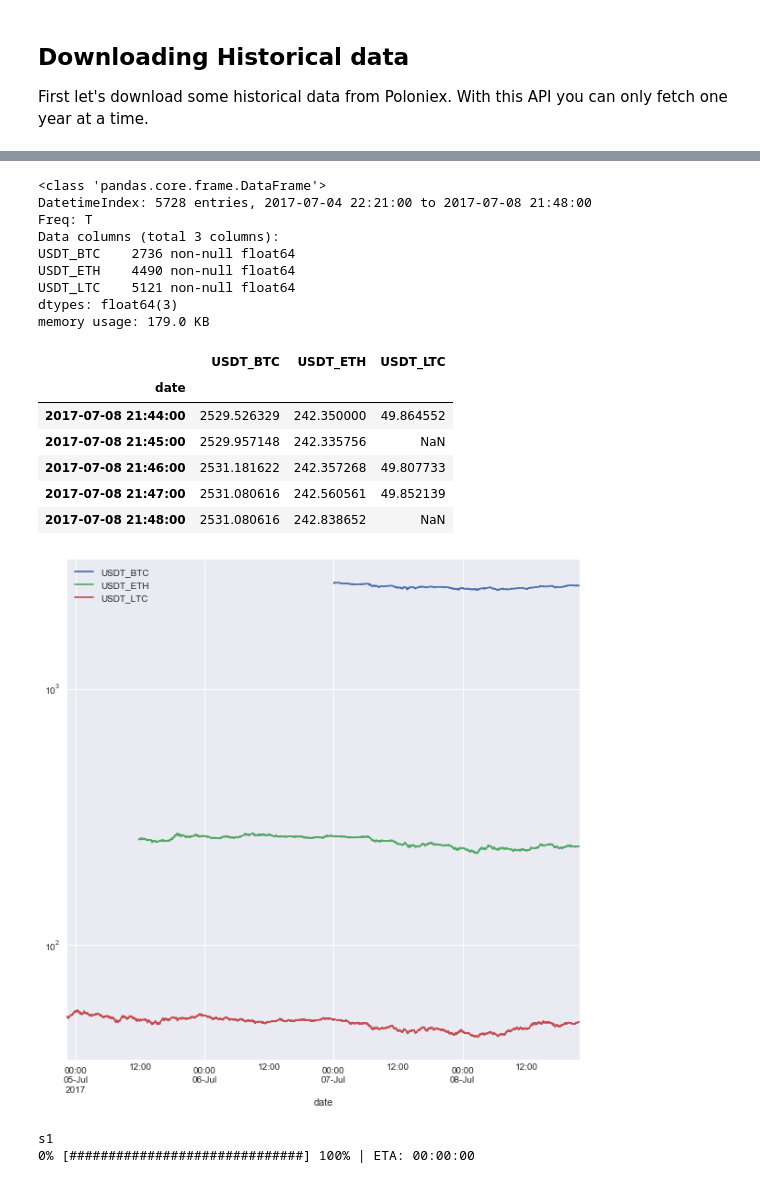
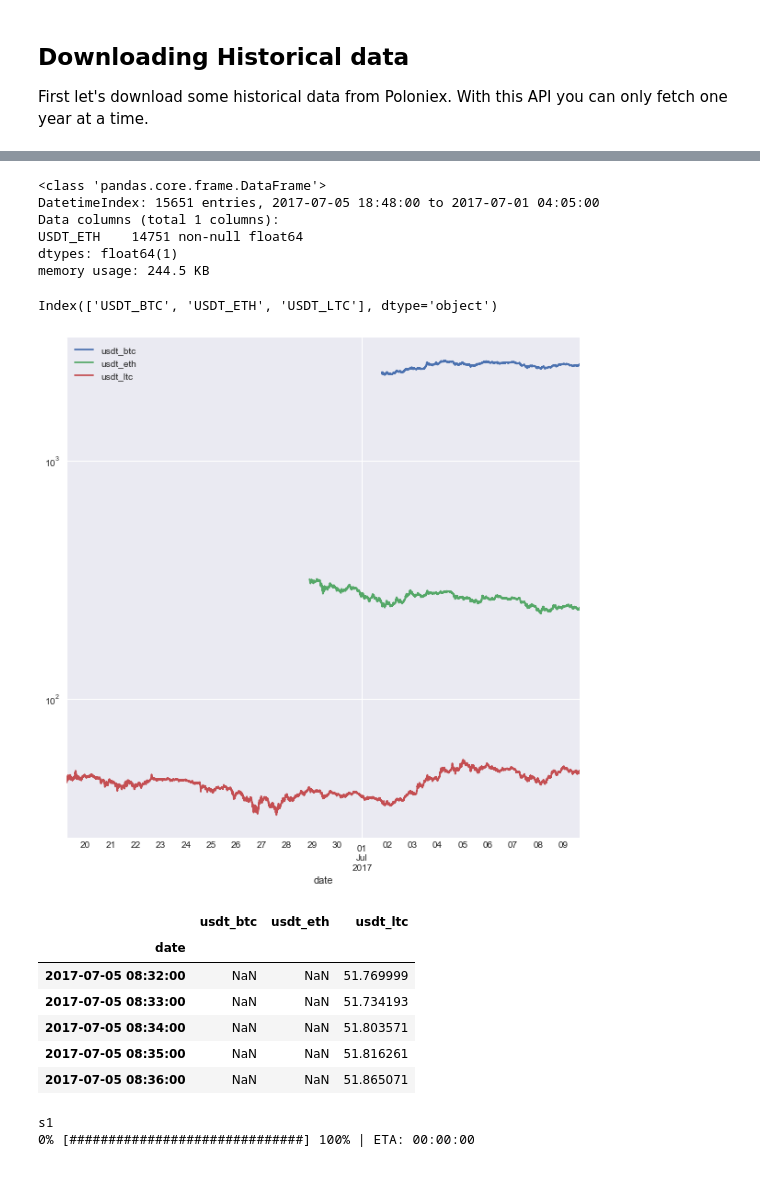
Before and after one commit to fccoelho/crypto_algo_trading, a Jupyter notebook: BT_based_backtesting.ipynb, the cells around one changed output, grey strips where cells are left out. Cells and saved outputs as stored; diff of their text form; code cells hidden in the pictures.

Commit message:
Improved data downloading code in BT notebook

```diff
--- a/BT_based_backtesting.ipynb
+++ b/BT_based_backtesting.ipynb
@@ -30,0 +58,2 @@ Downloading data from 2016-07-09 18:48:39.850286 to 2017-07-08 18:48:39.850286
+# %%
+rates = {pair: get_price_table(pair, start, end) for pair in pairs}
@@ -30,0 +91,2 @@ Downloading data from 2016-07-09 18:48:39.850286 to 2017-07-08 18:48:39.850286
+# %%
+rates = {pair: extend_history(pair, rates[pair]) for pair in rates}
@@ -31,30 +100,28 @@ Downloading data from 2016-07-09 18:48:39.850286 to 2017-07-08 18:48:39.850286
+# %%
+rates['USDT_ETH'].info()
+# %% [output]
+<class 'pandas.core.frame.DataFrame'>
+DatetimeIndex: 15651 entries, 2017-07-05 18:48:00 to 2017-07-01 04:05:00
+Data columns (total 1 columns):
+USDT_ETH    14751 non-null float64
+dtypes: float64(1)
+memory usage: 244.5 KB
+# %%
+data = concatenate_series(rates)
+data.plot(figsize=(10,10), logy=True);
+# %% [output]
+Index(['USDT_BTC', 'USDT_ETH', 'USDT_LTC'], dtype='object')
+[figure, added]
 # %%
-data.info()
+data.head()
 # %% [output]
-<class 'pandas.core.frame.DataFrame'>
-DatetimeIndex: 5728 entries, 2017-07-04 22:21:00 to 2017-07-08 21:48:00
-Freq: T
-Data columns (total 3 columns):
-USDT_BTC    2736 non-null float64
-USDT_ETH    4490 non-null float64
-USDT_LTC    5121 non-null float64
-dtypes: float64(3)
-memory usage: 179.0 KB
+|  | usdt_btc | usdt_eth | usdt_ltc |
+| date |  |  |  |
+| 2017-07-05 08:32:00 | NaN | NaN | 51.769999 |
+| 2017-07-05 08:33:00 | NaN | NaN | 51.734193 |
+| 2017-07-05 08:34:00 | NaN | NaN | 51.803571 |
+| 2017-07-05 08:35:00 | NaN | NaN | 51.816261 |
+| 2017-07-05 08:36:00 | NaN | NaN | 51.865071 |
-# %%
-#data.set_index(['date'], inplace=True)
-data.tail()
-# %% [output]
-|  | USDT_BTC | USDT_ETH | USDT_LTC |
-| date |  |  |  |
-| 2017-07-08 21:44:00 | 2529.526329 | 242.350000 | 49.864552 |
-| 2017-07-08 21:45:00 | 2529.957148 | 242.335756 | NaN |
-| 2017-07-08 21:46:00 | 2531.181622 | 242.357268 | 49.807733 |
-| 2017-07-08 21:47:00 | 2531.080616 | 242.560561 | 49.852139 |
-| 2017-07-08 21:48:00 | 2531.080616 | 242.838652 | NaN |
-# %%
-data.plot(figsize=(10,10), logy=True);
-# %% [output]
-[figure, removed]
 # %%
 # create the strategy
 s = bt.Strategy('s1', [bt.algos.RunWeekly(),
```
Also changed, not shown: parts of 7 cells of this notebook.
